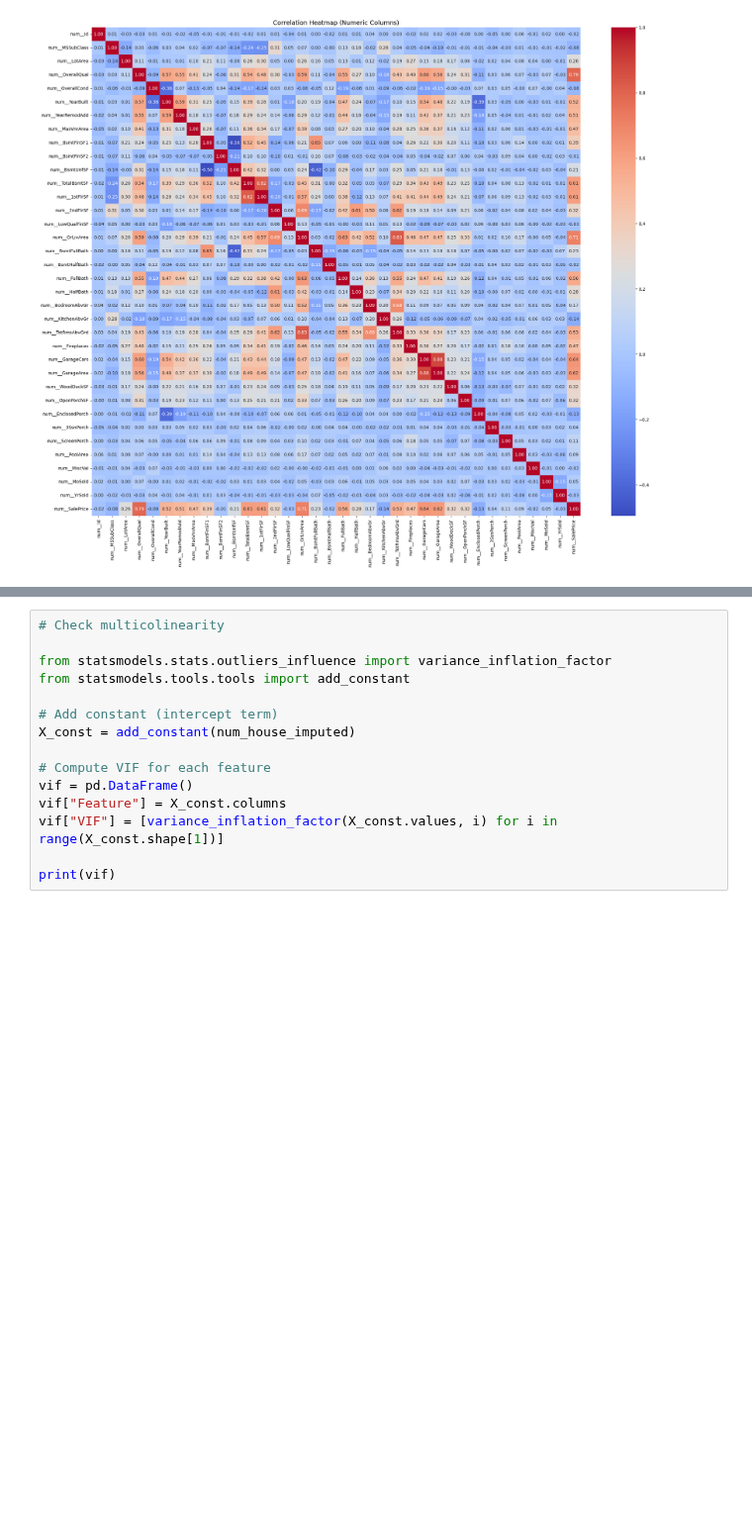
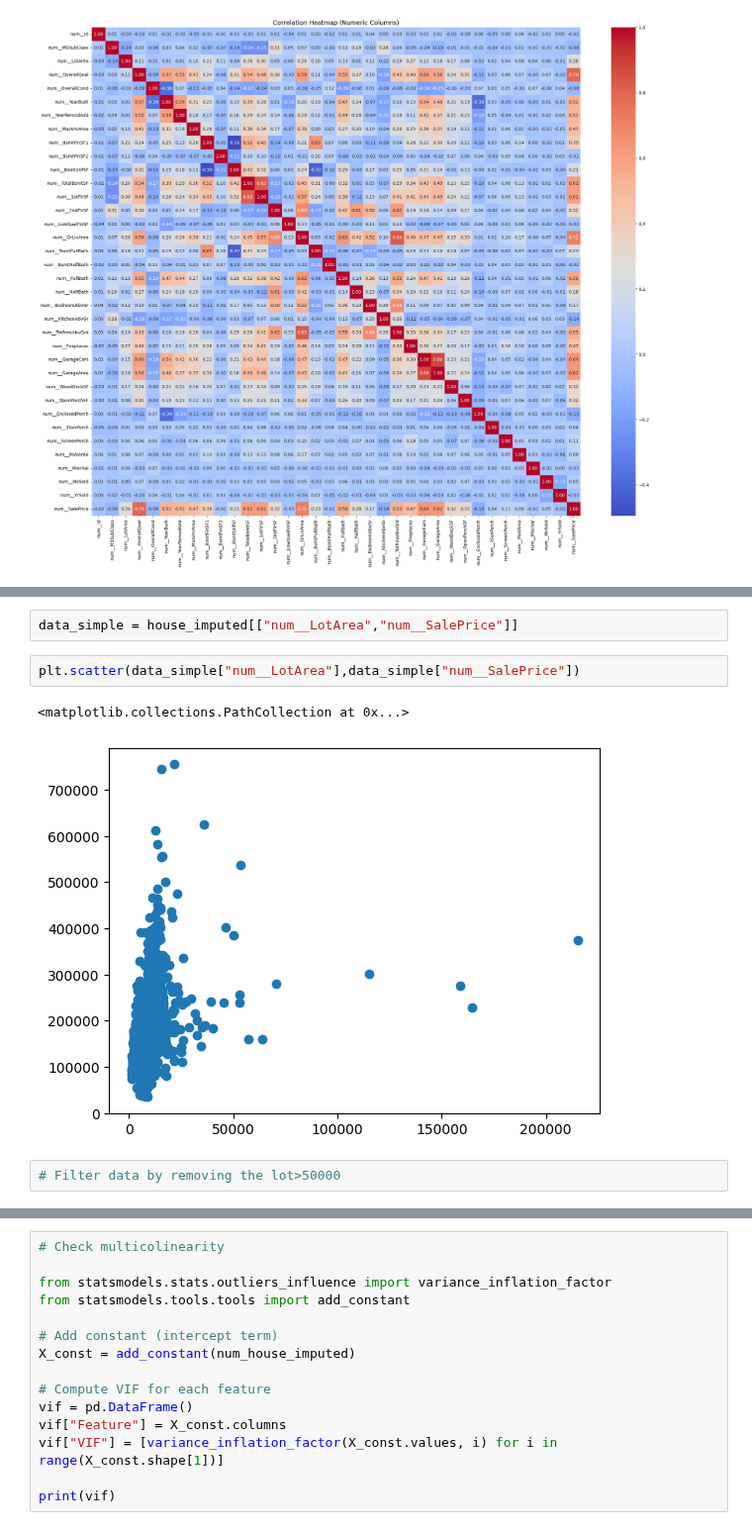
Before and after one commit to imdwipayana/Battlefield, a Jupyter notebook: Kaggle/Regression House Price/house_price_prediction.ipynb, the cells around one changed output, grey strips where cells are left out. Shown at 99% size. Cells and saved outputs as stored; diff of their text form; blank space fills up the shorter version.

```diff
--- a/Kaggle/Regression House Price/house_price_prediction.ipynb
+++ b/Kaggle/Regression House Price/house_price_prediction.ipynb
@@ -151,0 +174,9 @@ plt.show()
+# %%
+data_simple = house_imputed[["num__LotArea","num__SalePrice"]]
+# %%
+plt.scatter(data_simple["num__LotArea"],data_simple["num__SalePrice"])
+# %% [output]
+<matplotlib.collections.PathCollection at 0x...>
+[figure, added]
+# %%
+# Filter data by removing the lot>50000
```
Also changed, not shown: parts of 18 cells of this notebook.
